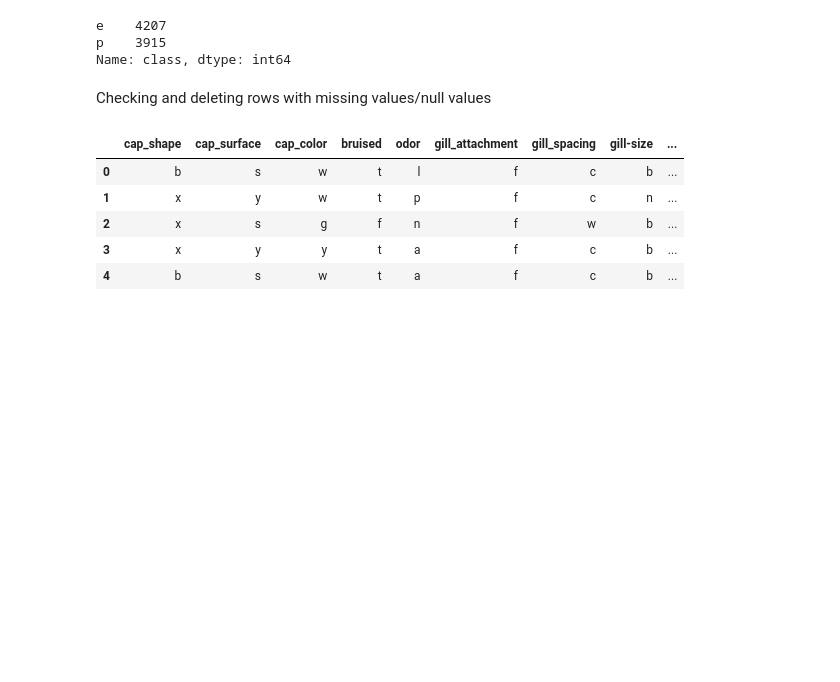
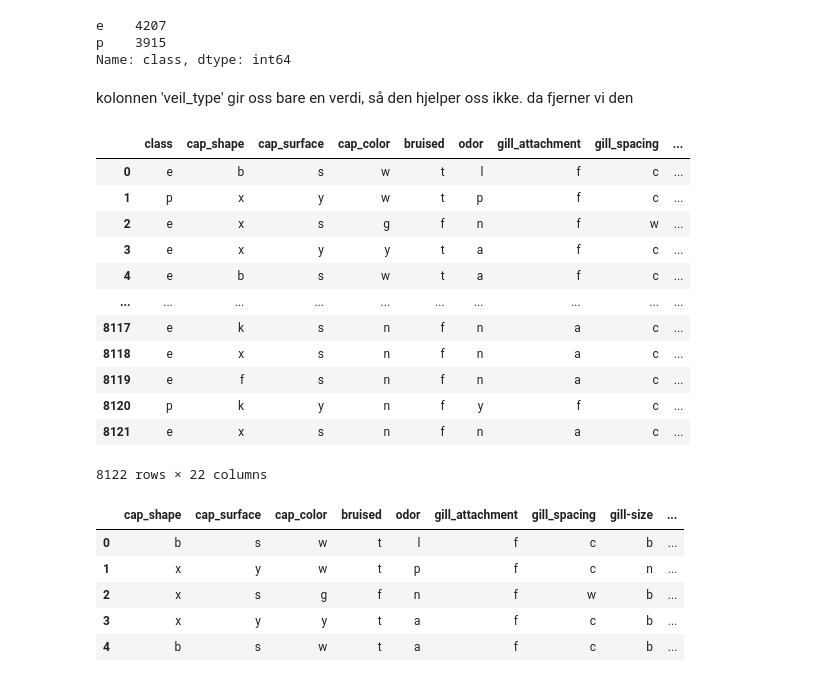
Before and after one commit to Emmanator/INFO283-ML-Gruoup-Project, a Jupyter notebook: Oppgave 1/Knn.ipynb, the cells around one changed output. Cells and saved outputs as stored; diff of their text form; code cells hidden in the pictures; blank space fills up the shorter version.

```diff
--- a/Oppgave 1/Knn.ipynb
+++ b/Oppgave 1/Knn.ipynb
@@ -46,5 +71,22 @@ mushi = mushroom.dropna()
-# %% [markdown]
-Checking and deleting rows with missing values/null values
+# %% [markdown]
+
+kolonnen 'veil_type' gir oss bare en verdi, så den hjelper oss ikke. da fjerner vi den
+# %%
+mushroom.drop('veil_type', axis=1)
+# %% [output]
+|  | class | cap_shape | cap_surface | cap_color | bruised | odor | gill_attachment | gill_spacing | ... |
+| 0 | e | b | s | w | t | l | f | c | ... |
+| 1 | p | x | y | w | t | p | f | c | ... |
+| 2 | e | x | s | g | f | n | f | w | ... |
+| 3 | e | x | y | y | t | a | f | c | ... |
+| 4 | e | b | s | w | t | a | f | c | ... |
+| ... | ... | ... | ... | ... | ... | ... | ... | ... | ... |
+| 8117 | e | k | s | n | f | n | a | c | ... |
+| 8118 | e | x | s | n | f | n | a | c | ... |
+| 8119 | e | f | s | n | f | n | a | c | ... |
+| 8120 | p | k | y | n | f | y | f | c | ... |
+| 8121 | e | x | s | n | f | n | a | c | ... |
+8122 rows × 22 columns
 # %%
 x= df.loc[:, df.columns != 'class']
 x.head()
```
Also changed, not shown: parts of 8 cells of this notebook.
